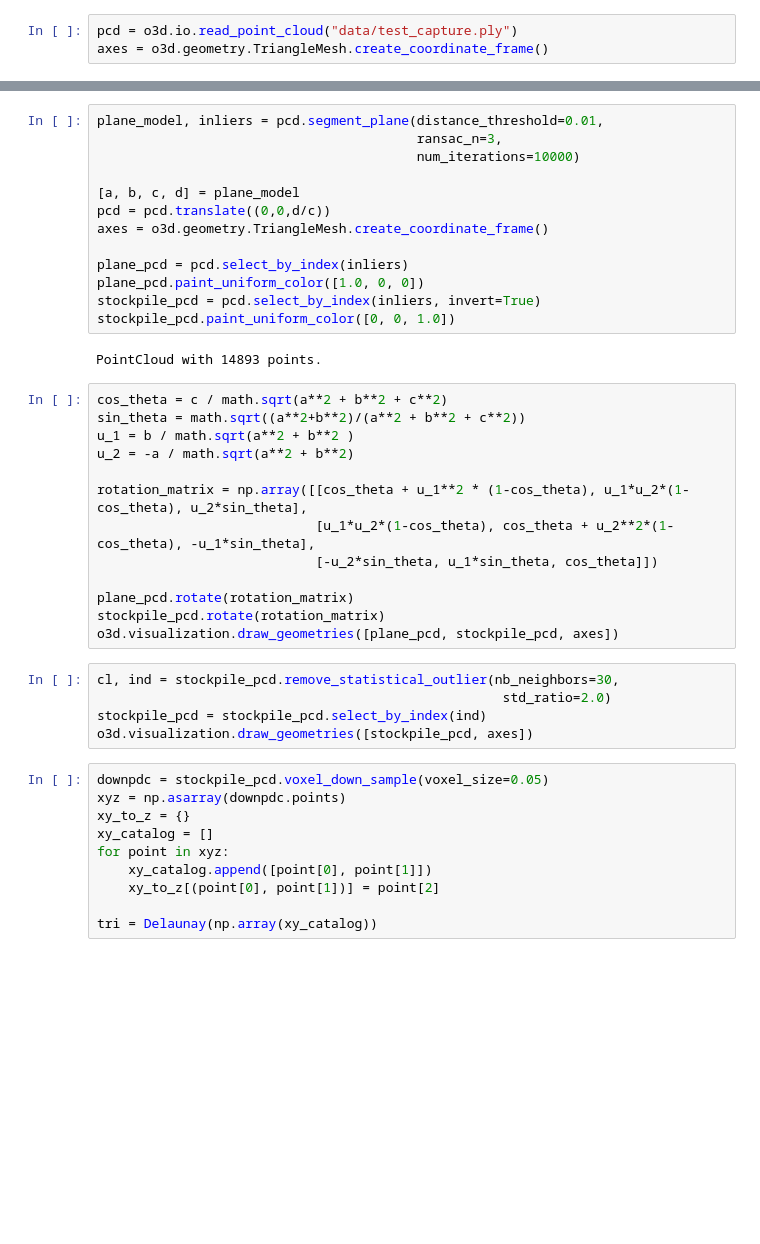
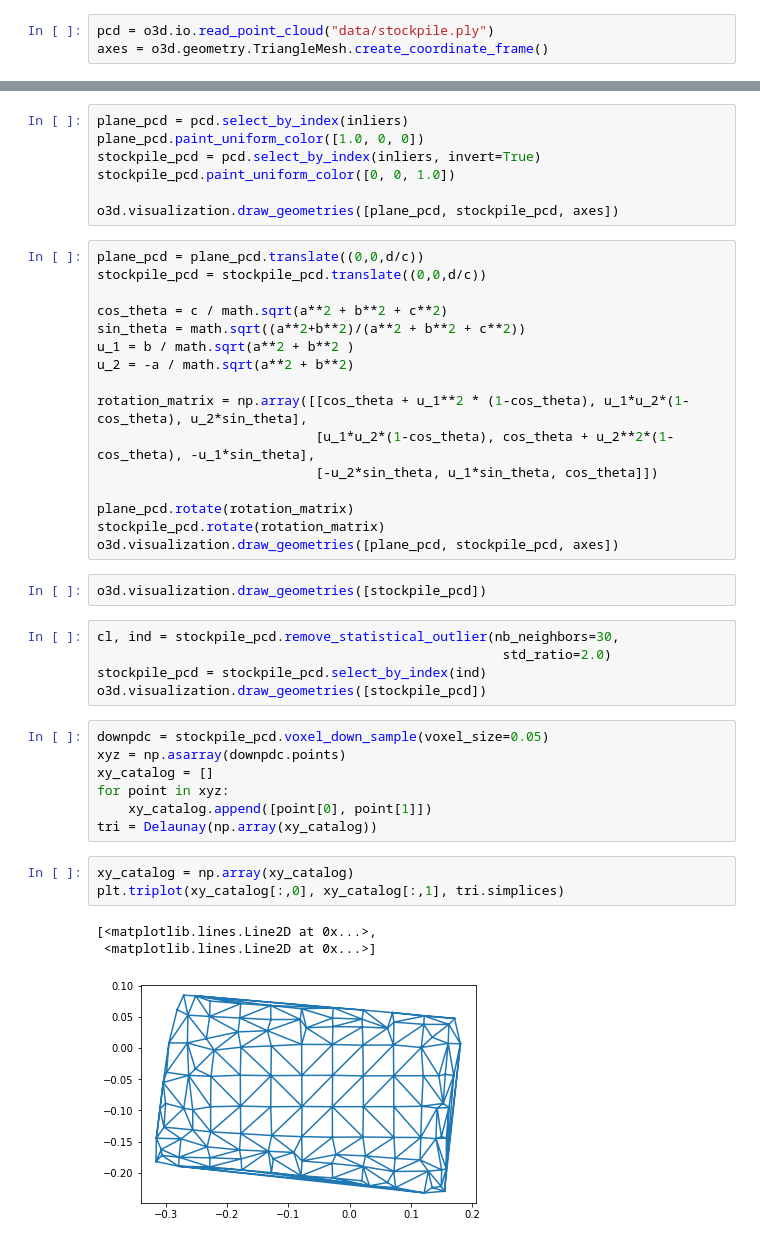
Before and after one commit to JoseLlorensRipolles/stockpile-volume-computation, a Jupyter notebook: src/stockpile_volume.ipynb, the cells around one changed output, grey strips where cells are left out. Saved outputs shown, nothing was run; the diff lists cells and outputs as text; blank space fills up the shorter version.

```diff
--- a/src/stockpile_volume.ipynb
+++ b/src/stockpile_volume.ipynb
@@ -8,3 +9,3 @@ import math
 # %%
-pcd = o3d.io.read_point_cloud("data/test_capture.ply")
+pcd = o3d.io.read_point_cloud("data/stockpile.ply")
 axes = o3d.geometry.TriangleMesh.create_coordinate_frame()
@@ -11,19 +19,14 @@ axes = o3d.geometry.TriangleMesh.create_coordinate_frame()
 # %%
-plane_model, inliers = pcd.segment_plane(distance_threshold=0.01,
-                                         ransac_n=3,
-                                         num_iterations=10000)
-
-[a, b, c, d] = plane_model
-pcd = pcd.translate((0,0,d/c))
-axes = o3d.geometry.TriangleMesh.create_coordinate_frame()
-
 plane_pcd = pcd.select_by_index(inliers)
 plane_pcd.paint_uniform_color([1.0, 0, 0])
 stockpile_pcd = pcd.select_by_index(inliers, invert=True)
 stockpile_pcd.paint_uniform_color([0, 0, 1.0])
+
+o3d.visualization.draw_geometries([plane_pcd, stockpile_pcd, axes])
-# %% [output]
-PointCloud with 14893 points.
 # %%
+plane_pcd = plane_pcd.translate((0,0,d/c))
+stockpile_pcd = stockpile_pcd.translate((0,0,d/c))
+
 cos_theta = c / math.sqrt(a**2 + b**2 + c**2)
 sin_theta = math.sqrt((a**2+b**2)/(a**2 + b**2 + c**2))
 u_1 = b / math.sqrt(a**2 + b**2 )
@@ -36,21 +39,27 @@ rotation_matrix = np.array([[cos_theta + u_1**2 * (1-cos_theta), u_1*u_2*(1-cos_
 plane_pcd.rotate(rotation_matrix)
 stockpile_pcd.rotate(rotation_matrix)
 o3d.visualization.draw_geometries([plane_pcd, stockpile_pcd, axes])
+# %%
+o3d.visualization.draw_geometries([stockpile_pcd])
 # %%
 cl, ind = stockpile_pcd.remove_statistical_outlier(nb_neighbors=30,
                                                     std_ratio=2.0)
 stockpile_pcd = stockpile_pcd.select_by_index(ind)
-o3d.visualization.draw_geometries([stockpile_pcd, axes])
+o3d.visualization.draw_geometries([stockpile_pcd])
 # %%
 downpdc = stockpile_pcd.voxel_down_sample(voxel_size=0.05)
 xyz = np.asarray(downpdc.points)
-xy_to_z = {}
 xy_catalog = []
 for point in xyz:
     xy_catalog.append([point[0], point[1]])
-    xy_to_z[(point[0], point[1])] = point[2]
-
 tri = Delaunay(np.array(xy_catalog))
+# %%
+xy_catalog = np.array(xy_catalog)
+plt.triplot(xy_catalog[:,0], xy_catalog[:,1], tri.simplices)
+# %% [output]
+[<matplotlib.lines.Line2D at 0x...>,
+ <matplotlib.lines.Line2D at 0x...>]
+[figure, added]
 # %%
 surface = o3d.geometry.TriangleMesh()
 surface.vertices = o3d.utility.Vector3dVector(xyz)
```
Also changed, not shown: parts of 11 cells of this notebook, 9 other files.
